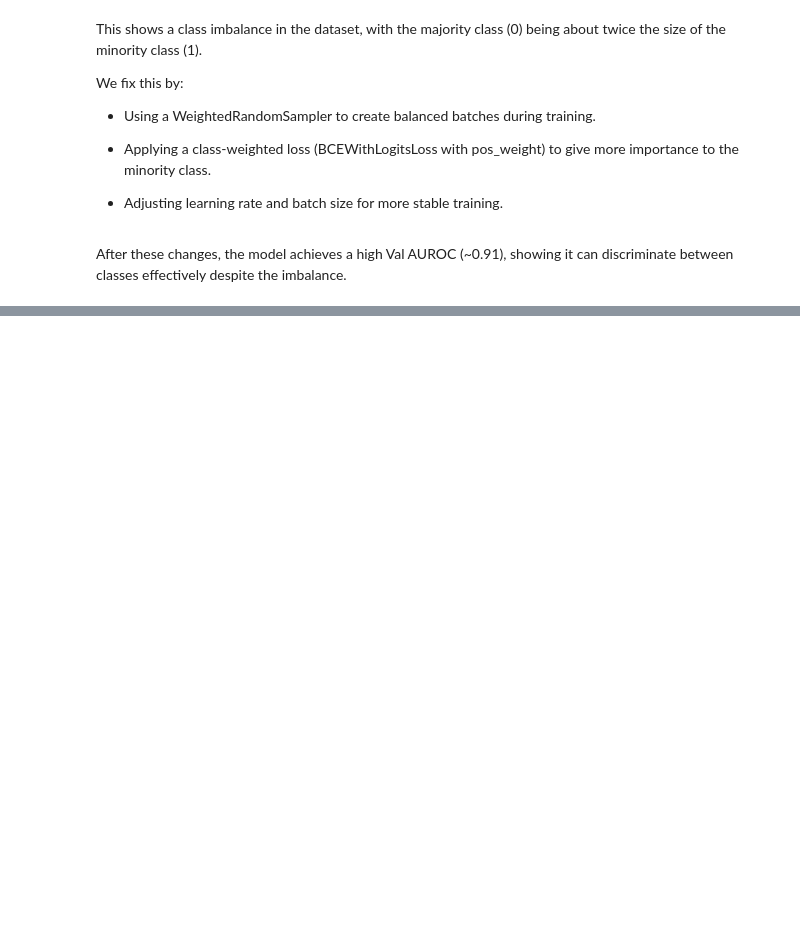
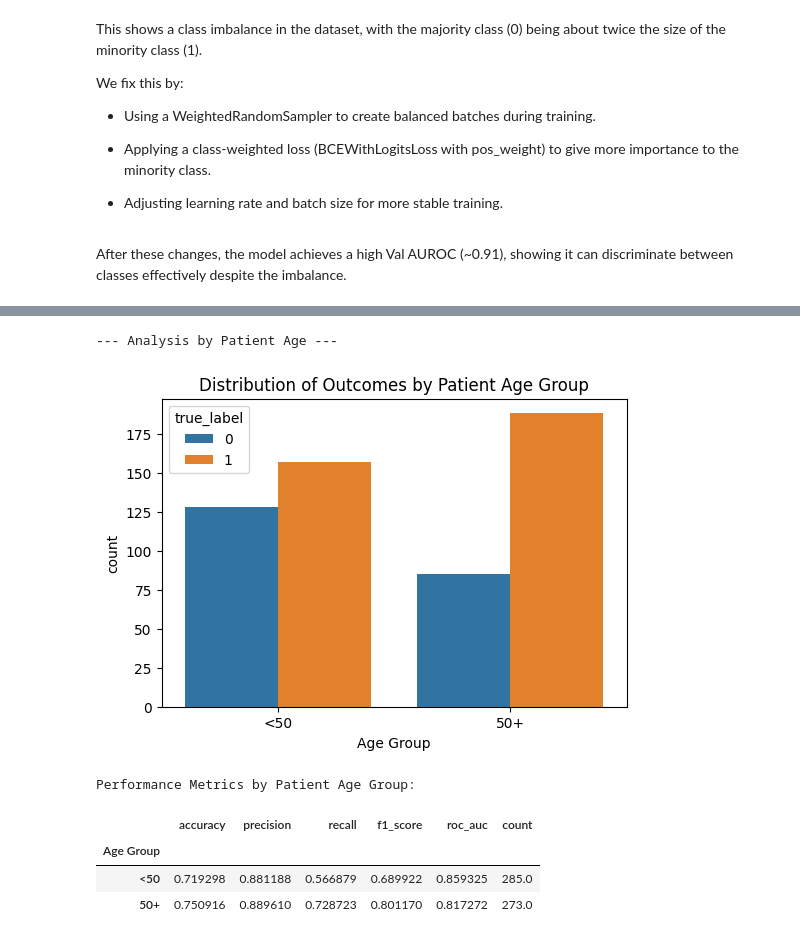
Before and after one commit to albarqounilab/BILD-Summer-School, a Jupyter notebook: notebooks/day1/classification_exercise.ipynb, the cells around one changed output, grey strips where cells are left out. Drawn from its saved outputs; the diff is of its cells as text; code cells hidden in the pictures; blank space fills up the shorter version.

```diff
--- a/notebooks/day1/classification_exercise.ipynb
+++ b/notebooks/day1/classification_exercise.ipynb
@@ -449,13 +366,0 @@ Now we balance the dataset by limiting the number of examples per class to 3,000
-# %%
-df = train_val_df.copy()
-pos = df[df['Binary Label'] == 1]
-neg = df[df['Binary Label'] == 0]
-
-# # sample up to x each
-n_samples = 3000
-pos = pos.sample(n=min(len(pos), n_samples), random_state=42)
-neg = neg.sample(n=min(len(neg), n_samples), random_state=42)
-
-subset = pd.concat([pos, neg]).reset_index(drop=True)
-print("Subset size:", subset.shape)
-print(subset['Binary Label'].value_counts())
@@ -1055,0 +1327,32 @@ By applying Grad-CAM, Score-CAM, Grad-CAM++, and LIME on our test set, we genera
+# %%
+# Subgroup Analysis by Patient Age
+print("\nAnalysis by Patient Age")
+
+# Create age bins and visualize the distribution
+test_df_with_preds['Age Group'] = pd.cut(test_df_with_preds[...#COMPLETE], bins=[0, 50, 100], labels=[...#COMPLETE], right=False)
+plt.figure(figsize=(6, 4))
+sns.countplot(data=test_df_with_preds, x='Age Group', hue='true_label')
+plt.title('Distribution of Outcomes by Patient Age Group')
+plt.show()
+
+# Calculate performance metrics for each subgroup
+age_metrics = test_df_with_preds.groupby('Age Group').apply(
+    lambda g: pd.Series({
+        'accuracy': accuracy_score(g['true_label'], g['predicted_label']),
+        'precision': precision_score(g['true_label'], g['predicted_label']),
+        'recall': recall_score(g['true_label'], g['predicted_label']),
+        'f1_score': f1_score(g['true_label'], g['predicted_label']),
+        'roc_auc': roc_auc_score(g['true_label'], g['probability']),
+        'count': len(g)
+    })
+)
+print("\nPerformance Metrics by Patient Age Group:")
+display(age_metrics)
+# %% [output]
+--- Analysis by Patient Age ---
+[figure, added]
+Performance Metrics by Patient Age Group:
+|  | accuracy | precision | recall | f1_score | roc_auc | count |
+| Age Group |  |  |  |  |  |  |
+| <50 | 0.719298 | 0.881188 | 0.566879 | 0.689922 | 0.859325 | 285.0 |
+| 50+ | 0.750916 | 0.889610 | 0.728723 | 0.801170 | 0.817272 | 273.0 |
```
Also changed, not shown: parts of 120 cells of this notebook, 4 other files.
